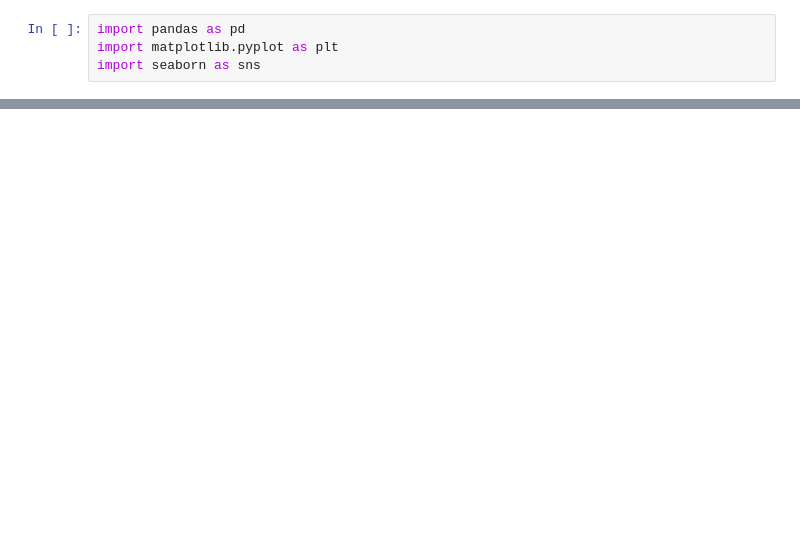
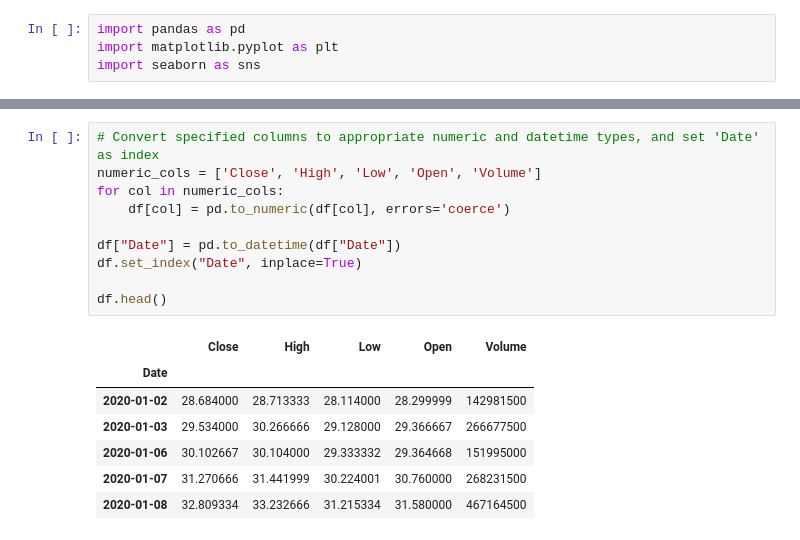
Before and after one commit to hako1106/stock_price_prediction_gru, a Jupyter notebook: notebooks/explore_and_clean_data.ipynb, the cells around one changed output, grey strips where cells are left out. Saved outputs shown, nothing was run; the diff lists cells and outputs as text; blank space fills up the shorter version.

```diff
--- a/notebooks/explore_and_clean_data.ipynb
+++ b/notebooks/explore_and_clean_data.ipynb
@@ -39,0 +47,18 @@ plt.show()
+# %%
+# Convert specified columns to appropriate numeric and datetime types, and set 'Date' as index
+numeric_cols = ['Close', 'High', 'Low', 'Open', 'Volume']
+for col in numeric_cols:
+    df[col] = pd.to_numeric(df[col], errors='coerce')
+
+df["Date"] = pd.to_datetime(df["Date"])
+df.set_index("Date", inplace=True)
+
+df.head()
+# %% [output]
+|  | Close | High | Low | Open | Volume |
+| Date |  |  |  |  |  |
+| 2020-01-02 | 28.684000 | 28.713333 | 28.114000 | 28.299999 | 142981500 |
+| 2020-01-03 | 29.534000 | 30.266666 | 29.128000 | 29.366667 | 266677500 |
+| 2020-01-06 | 30.102667 | 30.104000 | 29.333332 | 29.364668 | 151995000 |
+| 2020-01-07 | 31.270666 | 31.441999 | 30.224001 | 30.760000 | 268231500 |
+| 2020-01-08 | 32.809334 | 33.232666 | 31.215334 | 31.580000 | 467164500 |
```
Also changed, not shown: parts of 9 cells of this notebook.
